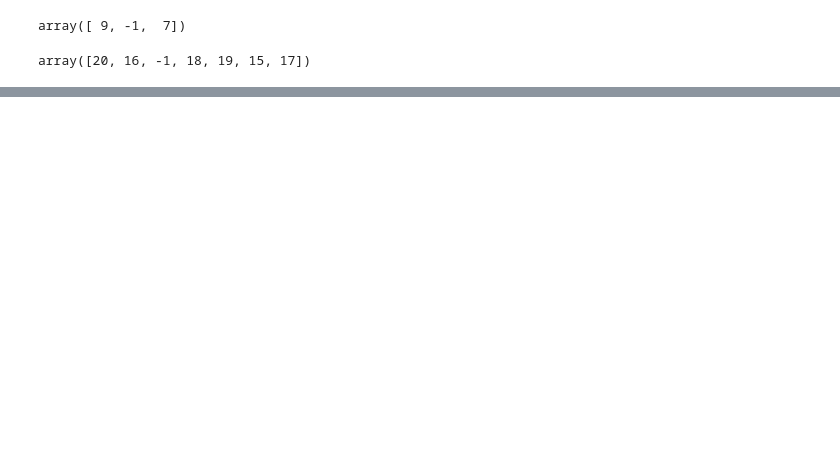
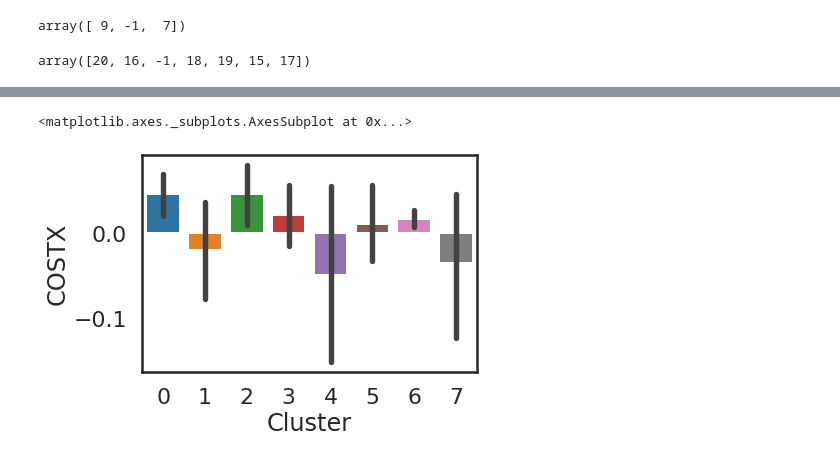
Before and after one commit to rjnakano/manejo-inventarios-pdg, a Jupyter notebook: Notebooks/TDGClusteringJerarquicoV1.ipynb, the cells around one changed output, grey strips where cells are left out. Cells and saved outputs as stored; diff of their text form; code cells hidden in the pictures; blank space fills up the shorter version.

```diff
--- a/Notebooks/TDGClusteringJerarquicoV1.ipynb
+++ b/Notebooks/TDGClusteringJerarquicoV1.ipynb
@@ -301,0 +478,2 @@ array([20, 16, -1, 18, 19, 15, 17])
+# %%
+dataNoDims2D['Cluster']=clusterer4.labels_
@@ -301,0 +504,5 @@ array([20, 16, -1, 18, 19, 15, 17])
+# %%
+sns.barplot(x='Cluster', y='COSTX', data=dataNoDims2D[dataNoDims2D['Cluster']!=-1])
+# %% [output]
+<matplotlib.axes._subplots.AxesSubplot at 0x...>
+[figure, added]
```
Also changed, not shown: parts of 34 cells of this notebook.
